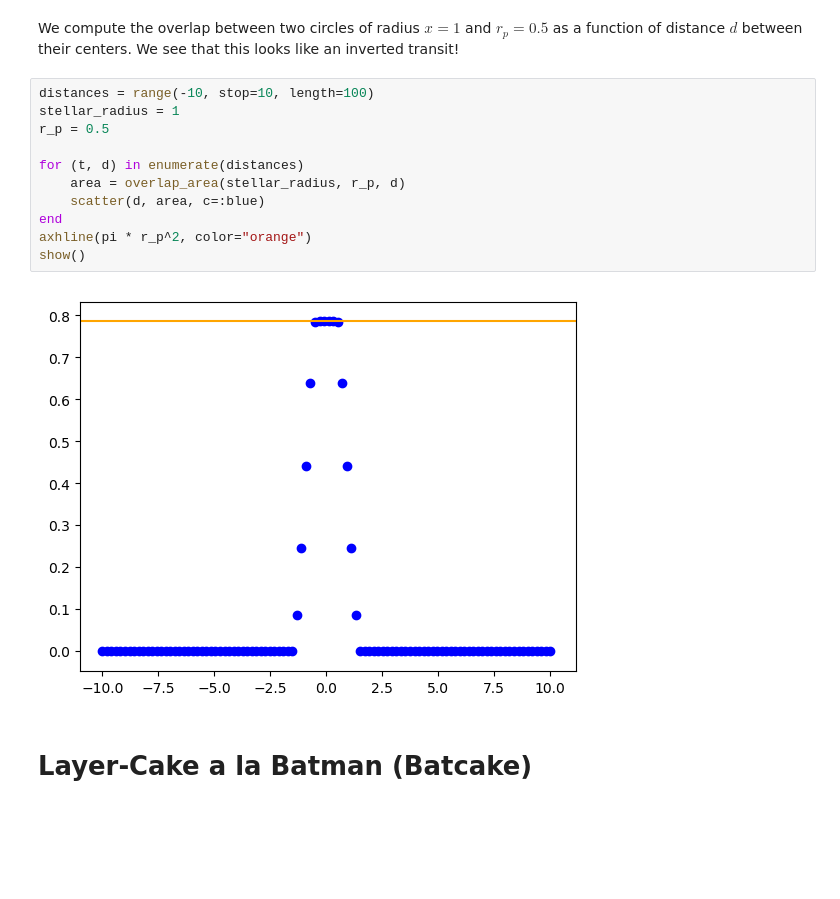
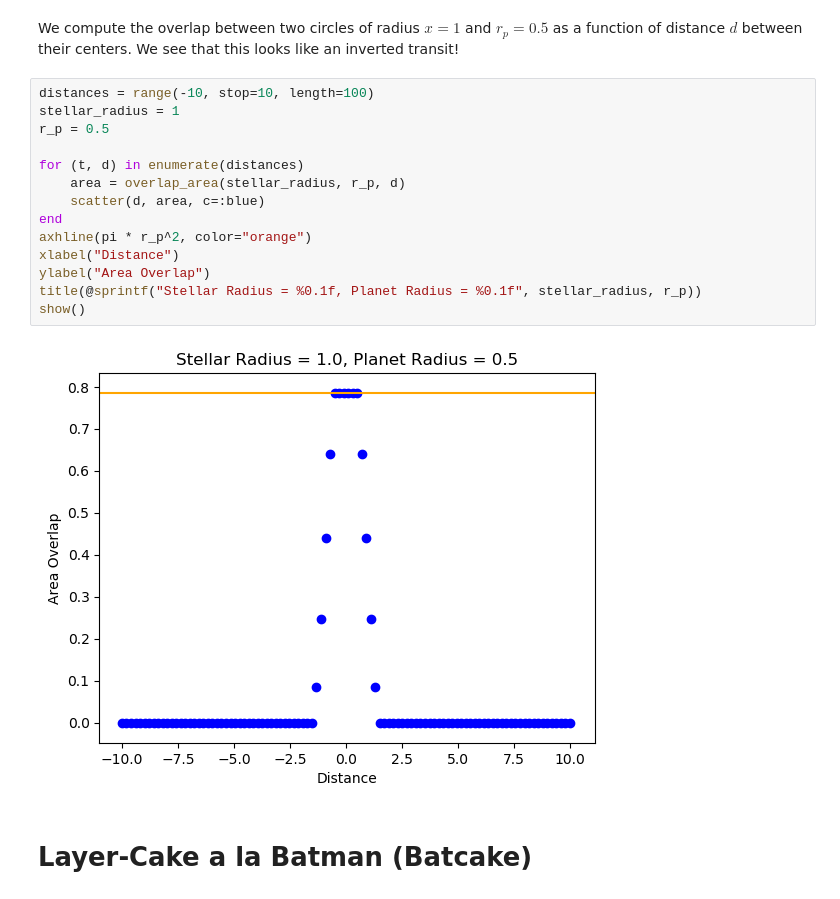
Before and after one commit to curriem/exoplanets_class, a Jupyter notebook: hw2/exoplanets_hw2.ipynb, the cells around one changed output. Saved outputs shown, nothing was run; the diff lists cells and outputs as text; blank space fills up the shorter version.

```diff
--- a/hw2/exoplanets_hw2.ipynb
+++ b/hw2/exoplanets_hw2.ipynb
@@ -61,16 +61,19 @@ We compute the overlap between two circles of radius $x = 1$ and $r_p = 0.5$ as
 # %%
 distances = range(-10, stop=10, length=100)
 stellar_radius = 1
 r_p = 0.5
 
 for (t, d) in enumerate(distances)
     area = overlap_area(stellar_radius, r_p, d)
     scatter(d, area, c=:blue)
 end
 axhline(pi * r_p^2, color="orange")
+xlabel("Distance")
+ylabel("Area Overlap")
+title(@sprintf("Stellar Radius = %0.1f, Planet Radius = %0.1f", stellar_radius, r_p))
 show()
 # %% [output]
-[figure, old version]
+[figure, new version]
 # %% [markdown]
 # Layer-Cake a la Batman (Batcake)
 # %% [markdown]
```
Also changed, not shown: parts of 16 cells of this notebook, 1 other file.
